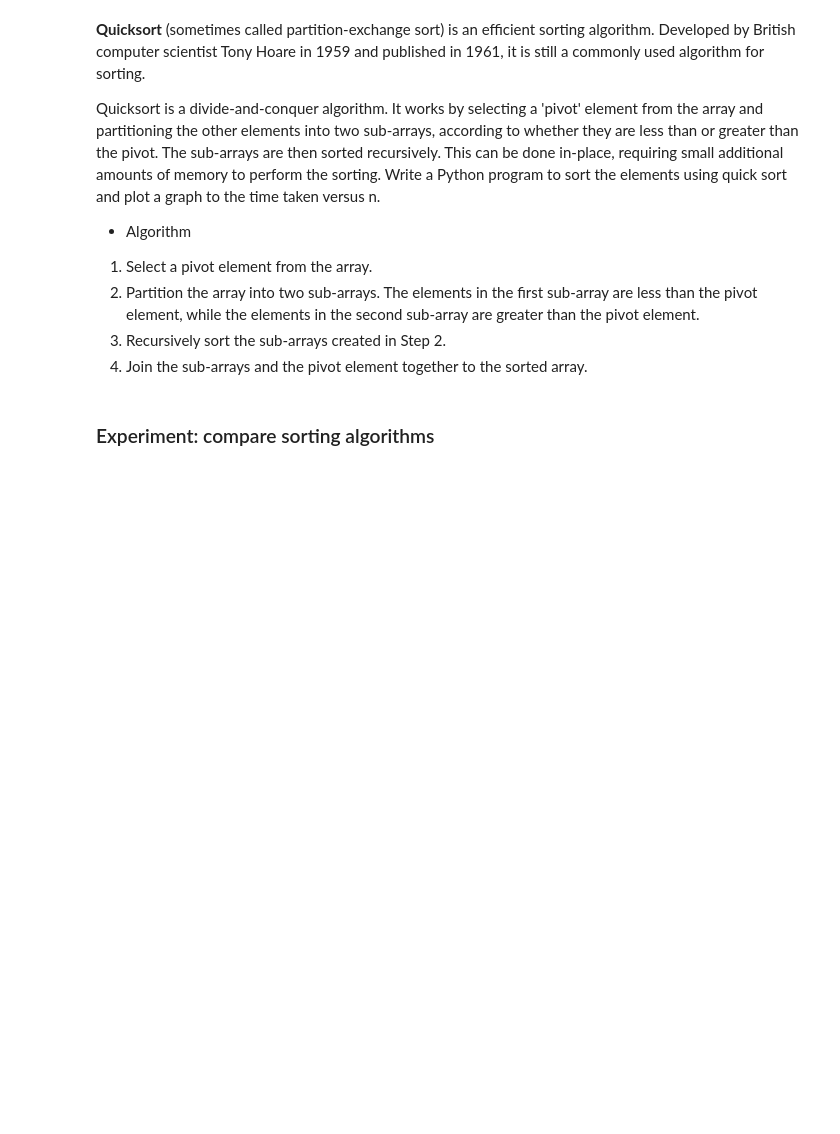
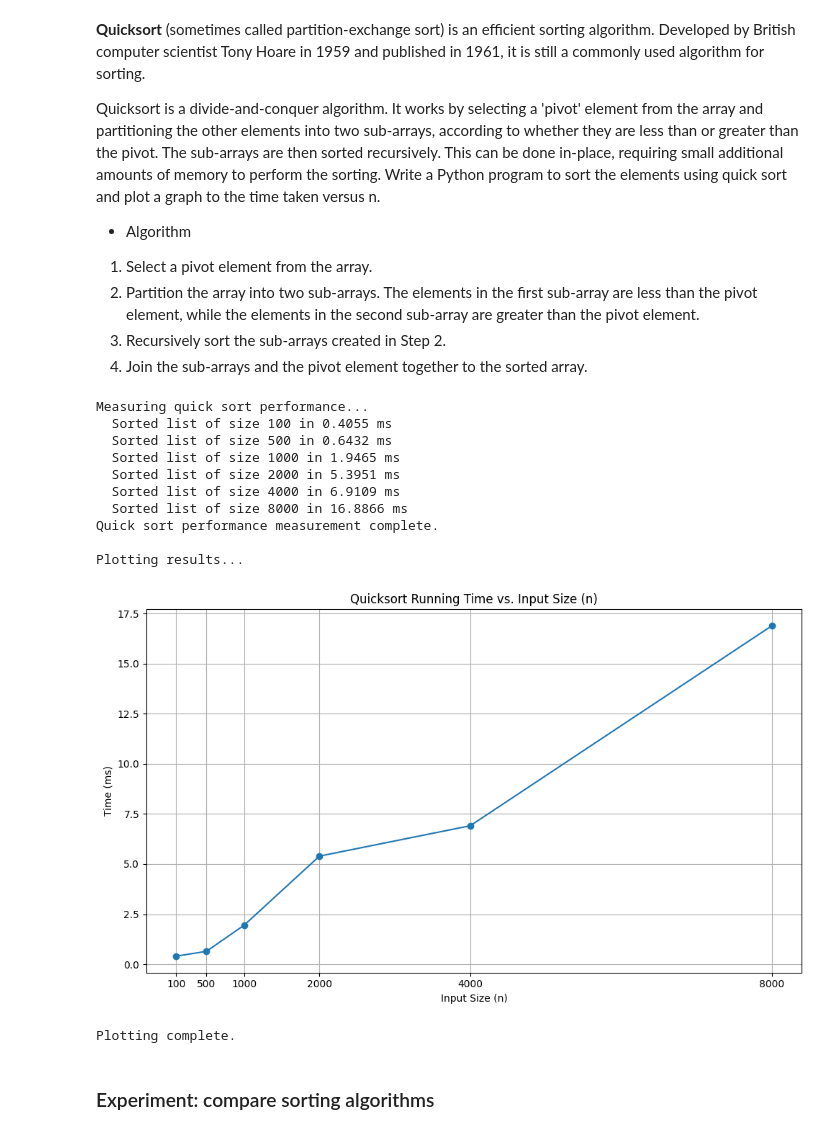
Before and after one commit to dakshmalviya-x/APS-LAB, a Jupyter notebook: Lab_5.ipynb, the cells around one changed output. Saved outputs shown, nothing was run; the diff lists cells and outputs as text; code cells hidden in the pictures; blank space fills up the shorter version.

```diff
--- a/Lab_5.ipynb
+++ b/Lab_5.ipynb
@@ -148,3 +145,51 @@ Write a Python program to sort the elements using quick sort and plot a graph to
+# %%
+#write code for above cell and compute the running time and also plot graph.
+import timeit
+import matplotlib.pyplot as plt
+import random
+def quick_sort(arr):
+    if len(arr) <= 1:
+        return arr
+    pivot = arr[len(arr) // 2]
+    left = [x for x in arr if x < pivot]
+    middle = [x for x in arr if x == pivot]
+    right = [x for x in arr if x > pivot]
+    return quick_sort(left) + middle + quick_sort(right)
+n_values = [100, 500, 1000, 2000, 4000, 8000]
+time_taken_quick_sort = []
+print("Measuring quick sort performance...")
+for n in n_values:
+    test_list = [random.randint(0, 100000) for _ in range(n)]
+    start_time = timeit.default_timer()
+    quick_sort(test_list)
+    end_time = timeit.default_timer()
+    time_taken_quick_sort.append((end_time - start_time) * 1000)
+    print(f"  Sorted list of size {n} in {time_taken_quick_sort[-1]:.4f} ms")
+print("Quick sort performance measurement complete.\n")
+print("Plotting results...")
+plt.figure(figsize=(10, 6))
+plt.plot(n_values, time_taken_quick_sort, marker="o", linestyle='-')
+plt.title("Quicksort Running Time vs. Input Size (n)")
+plt.ylabel('Time (ms)')
+plt.xlabel('Input Size (n)')
+plt.grid(True)
+plt.xticks(n_values)
+plt.tight_layout()
+plt.show()
+print("Plotting complete.")
+# %% [output]
+Measuring quick sort performance...
+  Sorted list of size 100 in 0.4055 ms
+  Sorted list of size 500 in 0.6432 ms
+  Sorted list of size 1000 in 1.9465 ms
+  Sorted list of size 2000 in 5.3951 ms
+  Sorted list of size 4000 in 6.9109 ms
+  Sorted list of size 8000 in 16.8866 ms
+Quick sort performance measurement complete.
+
+Plotting results...
+[figure, added]
+Plotting complete.
 # %% [markdown]
 ### Experiment: compare sorting algorithms
 # %%
```
Also changed, not shown: parts of 5 cells of this notebook.
